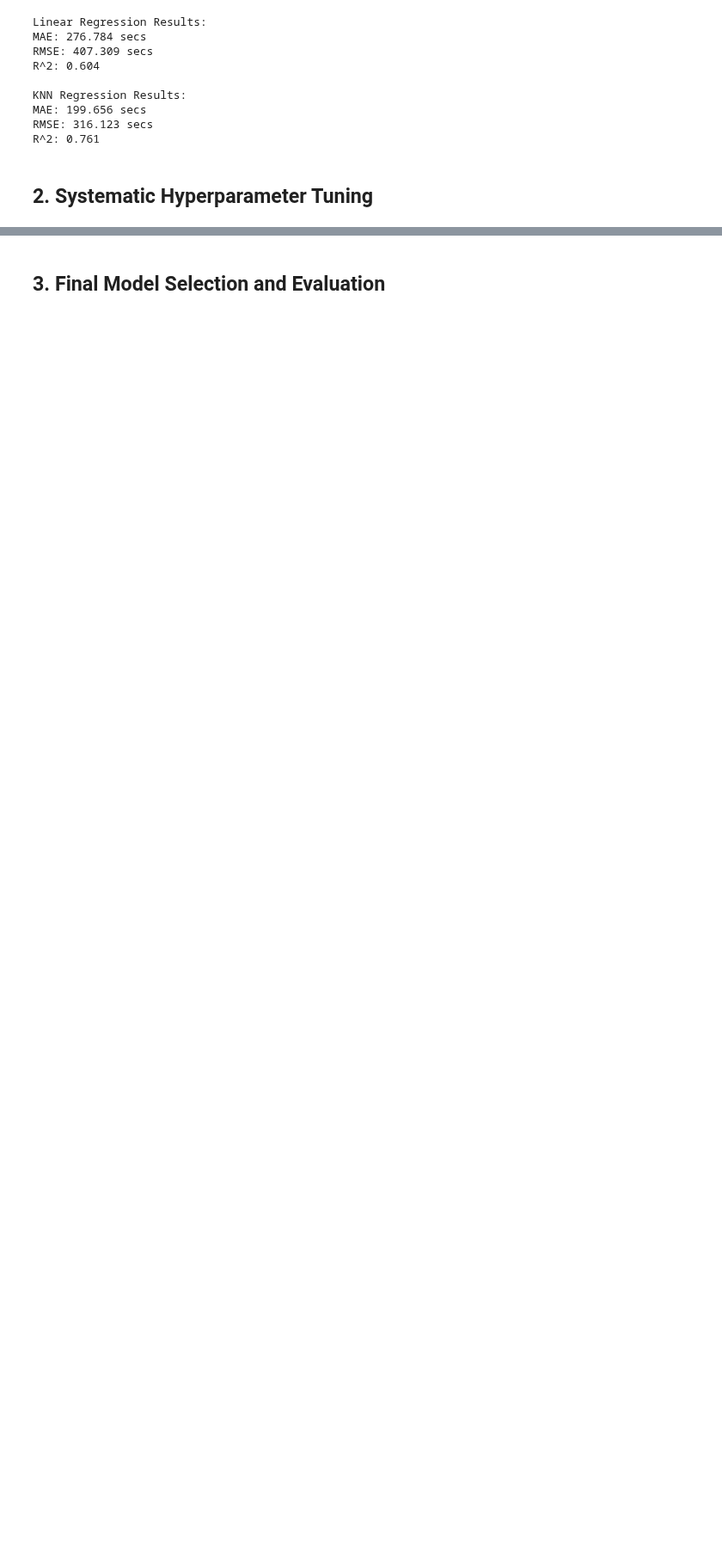
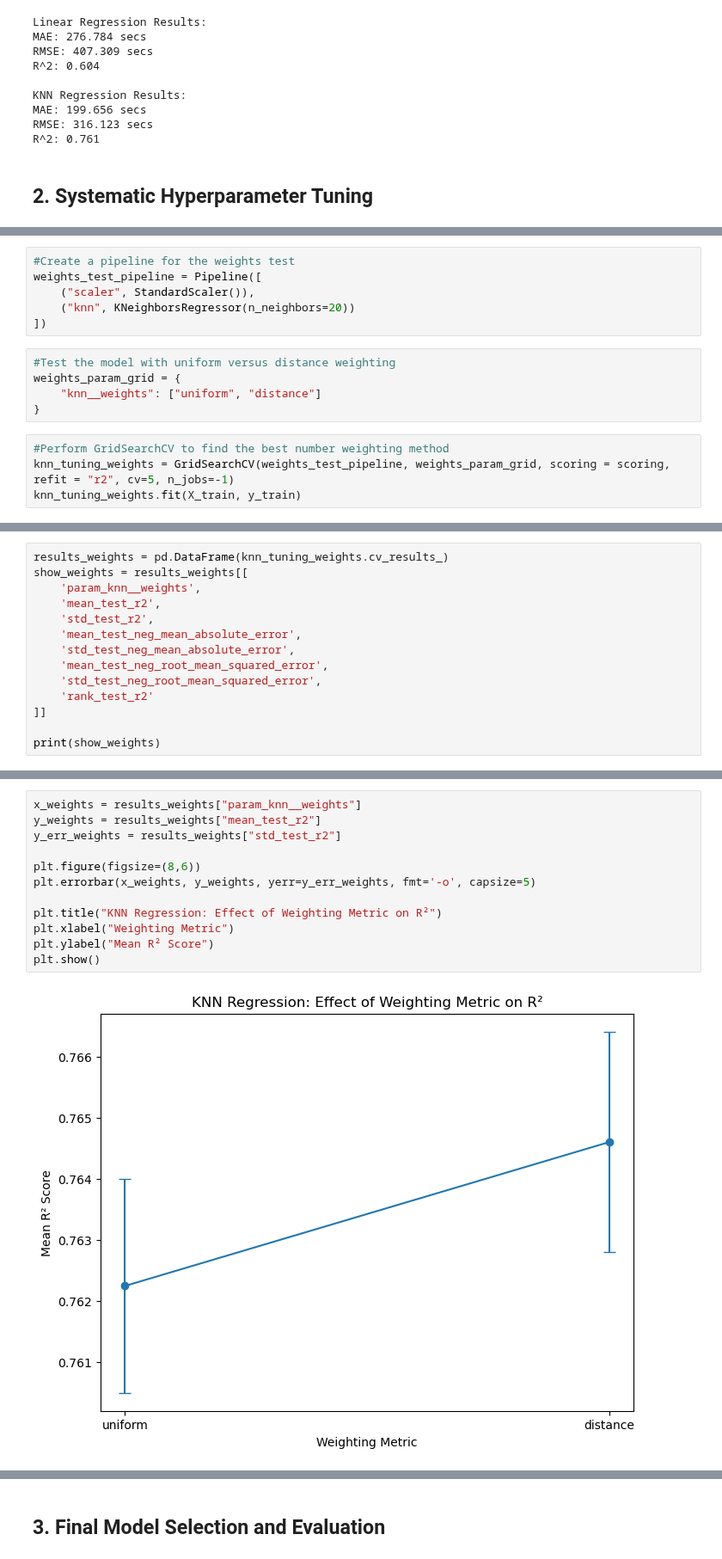
Before and after one commit to charralbert/Taxi_Trip_Duration, a Jupyter notebook: project_deliverable3_Group33.ipynb, the cells around one changed output, grey strips where cells are left out. Shown at 86% size. Drawn from its saved outputs; the diff is of its cells as text; blank space fills up the shorter version.

```diff
--- a/project_deliverable3_Group33.ipynb
+++ b/project_deliverable3_Group33.ipynb
@@ -229,0 +297,15 @@ print(results)
+# %%
+#Create a pipeline for the weights test
+weights_test_pipeline = Pipeline([
+    ("scaler", StandardScaler()),
+    ("knn", KNeighborsRegressor(n_neighbors=20))
+])
+# %%
+#Test the model with uniform versus distance weighting
+weights_param_grid = {
+    "knn__weights": ["uniform", "distance"]
+}
+# %%
+#Perform GridSearchCV to find the best number weighting method
+knn_tuning_weights = GridSearchCV(weights_test_pipeline, weights_param_grid, scoring = scoring, refit = "r2", cv=5, n_jobs=-1)
+knn_tuning_weights.fit(X_train, y_train)
@@ -229,0 +322,14 @@ print(results)
+# %%
+results_weights = pd.DataFrame(knn_tuning_weights.cv_results_)
+show_weights = results_weights[[
+    'param_knn__weights',
+    'mean_test_r2',
+    'std_test_r2',
+    'mean_test_neg_mean_absolute_error',
+    'std_test_neg_mean_absolute_error',
+    'mean_test_neg_root_mean_squared_error',
+    'std_test_neg_root_mean_squared_error',
+    'rank_test_r2'
+]]
+
+print(show_weights)
@@ -229,0 +352,14 @@ print(results)
+# %%
+x_weights = results_weights["param_knn__weights"]
+y_weights = results_weights["mean_test_r2"]
+y_err_weights = results_weights["std_test_r2"]
+
+plt.figure(figsize=(8,6))
+plt.errorbar(x_weights, y_weights, yerr=y_err_weights, fmt='-o', capsize=5)
+
+plt.title("KNN Regression: Effect of Weighting Metric on R²")
+plt.xlabel("Weighting Metric")
+plt.ylabel("Mean R² Score")
+plt.show()
+# %% [output]
+[figure, added]
```
Also changed, not shown: parts of 19 cells of this notebook.
